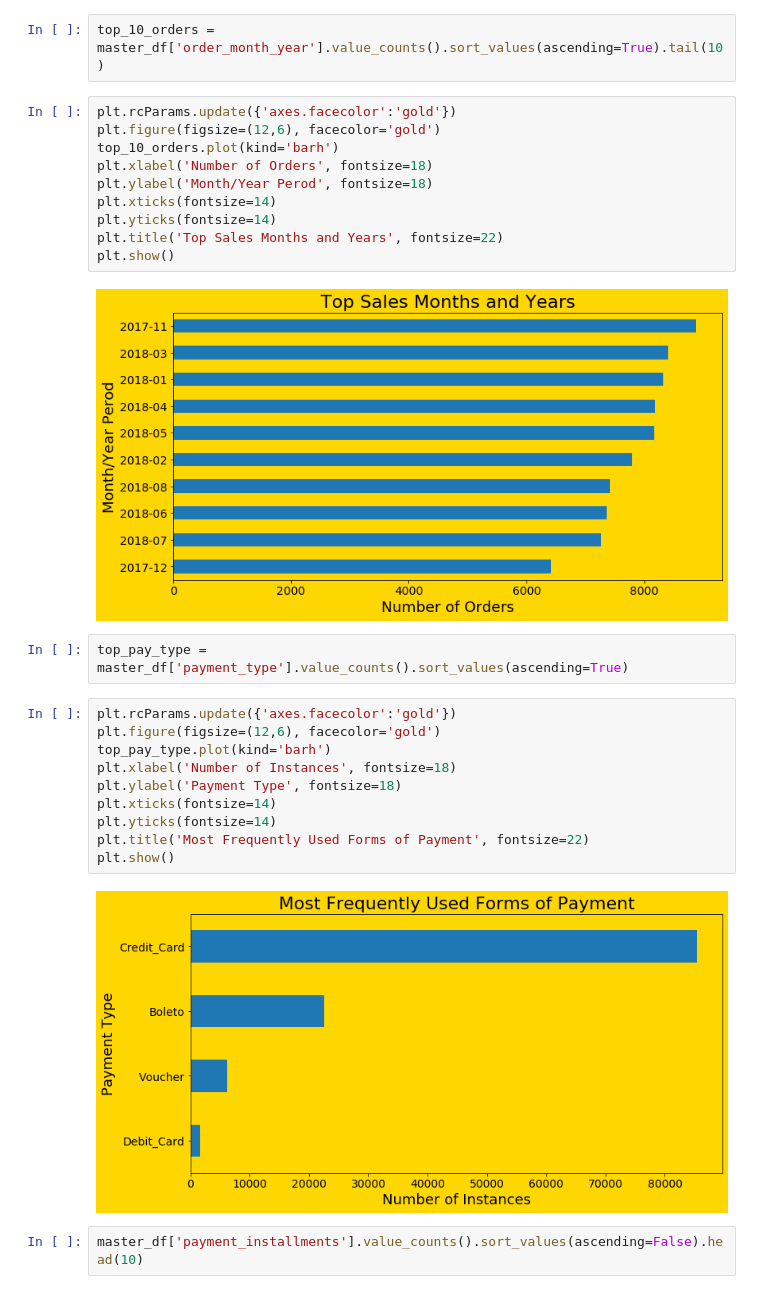
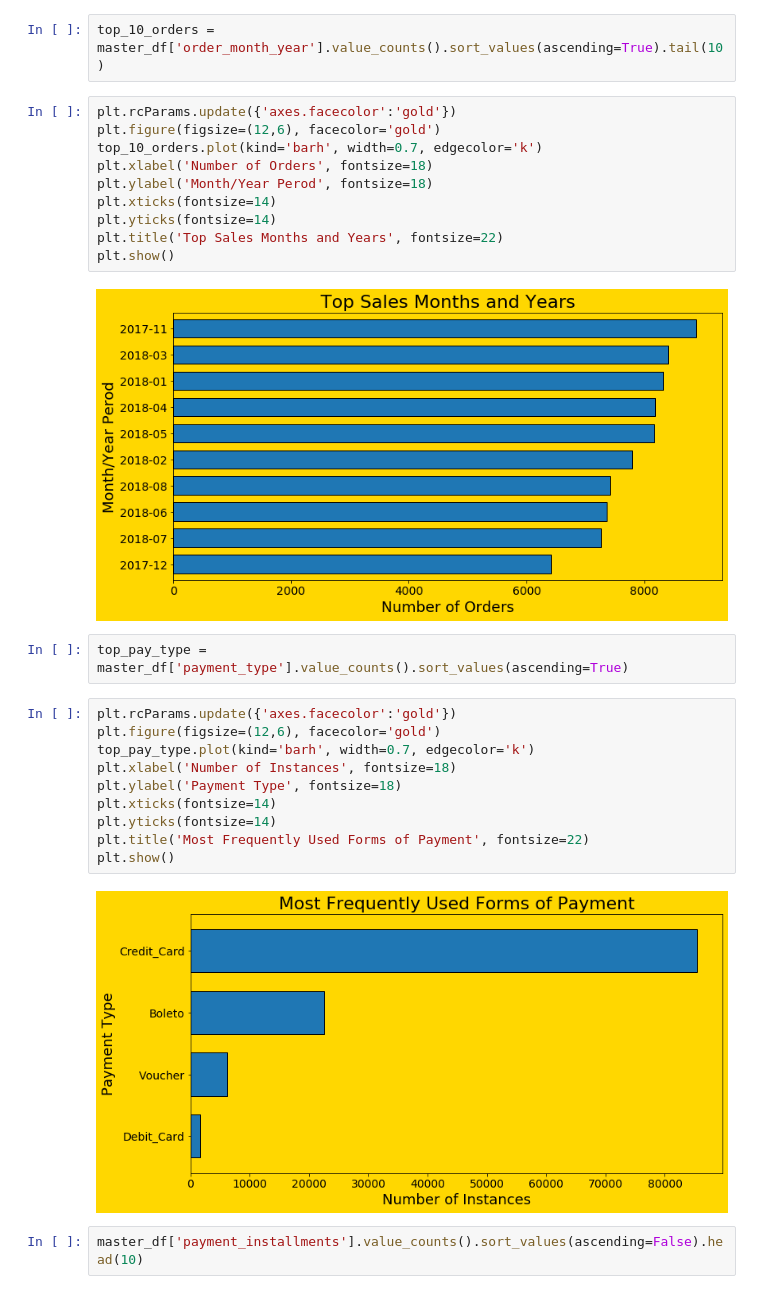
Before and after one commit to RossReisman/Data-Analyst-Portfolio, a Jupyter notebook: Python/brazil/visualizations.ipynb, the cells around one changed output. Cells and saved outputs as stored; diff of their text form.

```diff
--- a/Python/brazil/visualizations.ipynb
+++ b/Python/brazil/visualizations.ipynb
@@ -532,21 +534,21 @@ top_10_orders = master_df['order_month_year'].value_counts().sort_values(ascendi
 # %%
 plt.rcParams.update({'axes.facecolor':'gold'})
 plt.figure(figsize=(12,6), facecolor='gold')
-top_10_orders.plot(kind='barh')
+top_10_orders.plot(kind='barh', width=0.7, edgecolor='k')
 plt.xlabel('Number of Orders', fontsize=18)
 plt.ylabel('Month/Year Perod', fontsize=18)
 plt.xticks(fontsize=14)
 plt.yticks(fontsize=14)
 plt.title('Top Sales Months and Years', fontsize=22)
 plt.show()
 # %% [output]
-[figure, old version]
+[figure, new version]
 # %%
 top_pay_type = master_df['payment_type'].value_counts().sort_values(ascending=True)
 # %%
 plt.rcParams.update({'axes.facecolor':'gold'})
 plt.figure(figsize=(12,6), facecolor='gold')
-top_pay_type.plot(kind='barh')
+top_pay_type.plot(kind='barh', width=0.7, edgecolor='k')
 plt.xlabel('Number of Instances', fontsize=18)
 plt.ylabel('Payment Type', fontsize=18)
 plt.xticks(fontsize=14)
@@ -554,7 +556,7 @@ plt.yticks(fontsize=14)
 plt.title('Most Frequently Used Forms of Payment', fontsize=22)
 plt.show()
 # %% [output]
-[figure, old version]
+[figure, new version]
 # %%
 master_df['payment_installments'].value_counts().sort_values(ascending=False).head(10)
 # %% [output]
```
Also changed, not shown: parts of 21 cells of this notebook.
